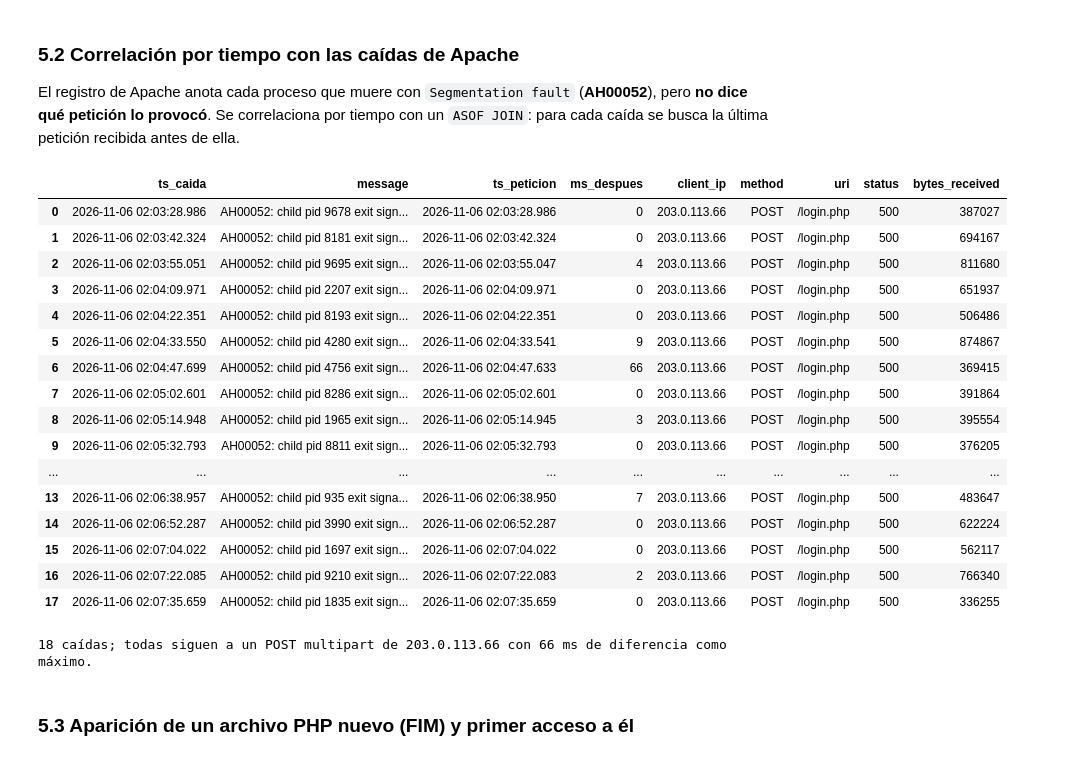
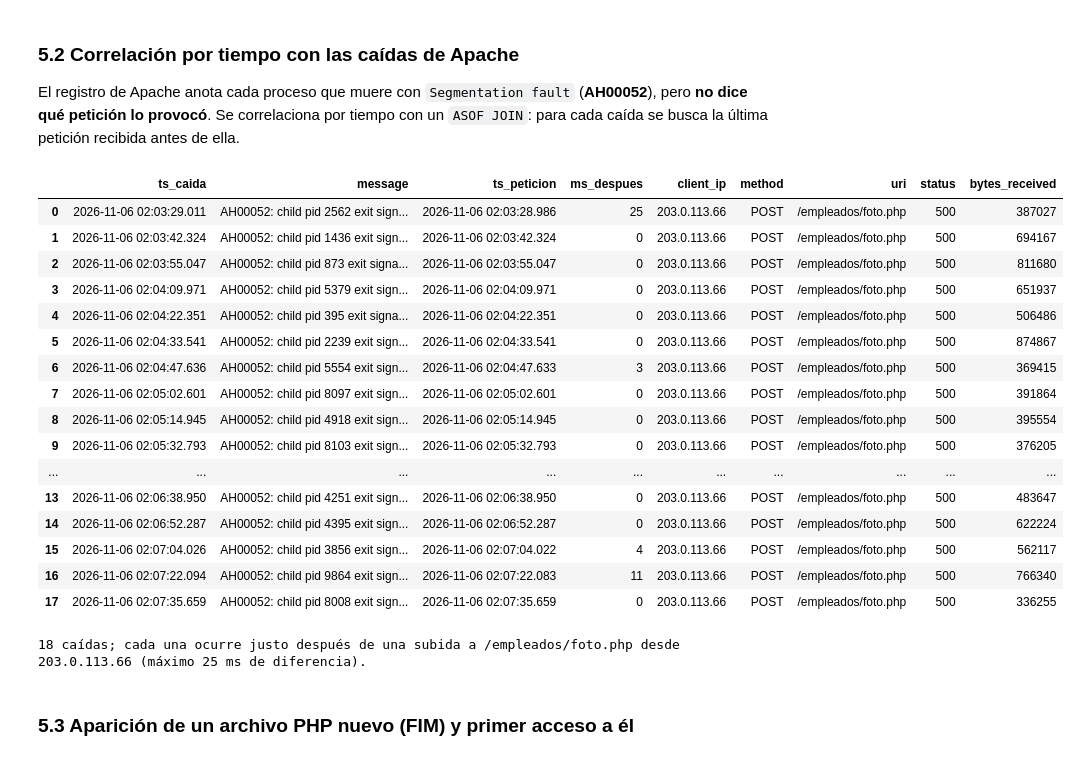
Before and after one commit to JohanYP/techcorp-forense-lab, a Jupyter notebook: analisis/notebooks/analisis_forense.ipynb, the cells around one changed output. Saved outputs shown, nothing was run; the diff lists cells and outputs as text; code cells hidden in the pictures.

```diff
--- a/analisis/notebooks/analisis_forense.ipynb
+++ b/analisis/notebooks/analisis_forense.ipynb
@@ -646,35 +653,36 @@ El registro de Apache anota cada proceso que muere con `Segmentation fault` (**A
 # %%
 caidas = con.sql('''
     WITH c AS (SELECT ts, message FROM app WHERE event = 'child_crash'),
          w AS (SELECT ts AS ts_peticion, client_ip, method, uri, status, bytes_received FROM web)
     SELECT c.ts AS ts_caida, c.message, w.ts_peticion,
            ROUND(epoch(c.ts - w.ts_peticion) * 1000)::INT AS ms_despues,
            w.client_ip, w.method, w.uri, w.status, w.bytes_received
     FROM c ASOF JOIN w ON c.ts >= w.ts_peticion
     ORDER BY c.ts
 ''').df()
 display(caidas)
-print(f"{len(caidas)} caídas; todas siguen a un POST multipart de "
-      f"{', '.join(caidas['client_ip'].unique())} con {caidas['ms_despues'].max()} ms de diferencia como máximo.")
+ips_caidas = ', '.join(caidas['client_ip'].dropna().unique())
+print(f"{len(caidas)} caídas; cada una ocurre justo después de una subida a {caidas['uri'].mode()[0]} "
+      f"desde {ips_caidas} (máximo {caidas['ms_despues'].max()} ms de diferencia).")
 # %% [output]
 |  | ts_caida | message | ts_peticion | ms_despues | client_ip | method | uri | status | bytes_received |
-| 0 | 2026-11-06 02:03:28.986 | AH00052: child pid 9678 exit sign... | 2026-11-06 02:03:28.986 | 0 | 203.0.113.66 | POST | /login.php | 500 | 387027 |
-| 1 | 2026-11-06 02:03:42.324 | AH00052: child pid 8181 exit sign... | 2026-11-06 02:03:42.324 | 0 | 203.0.113.66 | POST | /login.php | 500 | 694167 |
-| 2 | 2026-11-06 02:03:55.051 | AH00052: child pid 9695 exit sign... | 2026-11-06 02:03:55.047 | 4 | 203.0.113.66 | POST | /login.php | 500 | 811680 |
-| 3 | 2026-11-06 02:04:09.971 | AH00052: child pid 2207 exit sign... | 2026-11-06 02:04:09.971 | 0 | 203.0.113.66 | POST | /login.php | 500 | 651937 |
-| 4 | 2026-11-06 02:04:22.351 | AH00052: child pid 8193 exit sign... | 2026-11-06 02:04:22.351 | 0 | 203.0.113.66 | POST | /login.php | 500 | 506486 |
-| 5 | 2026-11-06 02:04:33.550 | AH00052: child pid 4280 exit sign... | 2026-11-06 02:04:33.541 | 9 | 203.0.113.66 | POST | /login.php | 500 | 874867 |
-| 6 | 2026-11-06 02:04:47.699 | AH00052: child pid 4756 exit sign... | 2026-11-06 02:04:47.633 | 66 | 203.0.113.66 | POST | /login.php | 500 | 369415 |
-| 7 | 2026-11-06 02:05:02.601 | AH00052: child pid 8286 exit sign... | 2026-11-06 02:05:02.601 | 0 | 203.0.113.66 | POST | /login.php | 500 | 391864 |
-| 8 | 2026-11-06 02:05:14.948 | AH00052: child pid 1965 exit sign... | 2026-11-06 02:05:14.945 | 3 | 203.0.113.66 | POST | /login.php | 500 | 395554 |
-| 9 | 2026-11-06 02:05:32.793 | AH00052: child pid 8811 exit sign... | 2026-11-06 02:05:32.793 | 0 | 203.0.113.66 | POST | /login.php | 500 | 376205 |
+| 0 | 2026-11-06 02:03:29.011 | AH00052: child pid 2562 exit sign... | 2026-11-06 02:03:28.986 | 25 | 203.0.113.66 | POST | /empleados/foto.php | 500 | 387027 |
+| 1 | 2026-11-06 02:03:42.324 | AH00052: child pid 1436 exit sign... | 2026-11-06 02:03:42.324 | 0 | 203.0.113.66 | POST | /empleados/foto.php | 500 | 694167 |
+| 2 | 2026-11-06 02:03:55.047 | AH00052: child pid 873 exit signa... | 2026-11-06 02:03:55.047 | 0 | 203.0.113.66 | POST | /empleados/foto.php | 500 | 811680 |
+| 3 | 2026-11-06 02:04:09.971 | AH00052: child pid 5379 exit sign... | 2026-11-06 02:04:09.971 | 0 | 203.0.113.66 | POST | /empleados/foto.php | 500 | 651937 |
+| 4 | 2026-11-06 02:04:22.351 | AH00052: child pid 395 exit signa... | 2026-11-06 02:04:22.351 | 0 | 203.0.113.66 | POST | /empleados/foto.php | 500 | 506486 |
+| 5 | 2026-11-06 02:04:33.541 | AH00052: child pid 2239 exit sign... | 2026-11-06 02:04:33.541 | 0 | 203.0.113.66 | POST | /empleados/foto.php | 500 | 874867 |
+| 6 | 2026-11-06 02:04:47.636 | AH00052: child pid 5554 exit sign... | 2026-11-06 02:04:47.633 | 3 | 203.0.113.66 | POST | /empleados/foto.php | 500 | 369415 |
+| 7 | 2026-11-06 02:05:02.601 | AH00052: child pid 8097 exit sign... | 2026-11-06 02:05:02.601 | 0 | 203.0.113.66 | POST | /empleados/foto.php | 500 | 391864 |
+| 8 | 2026-11-06 02:05:14.945 | AH00052: child pid 4918 exit sign... | 2026-11-06 02:05:14.945 | 0 | 203.0.113.66 | POST | /empleados/foto.php | 500 | 395554 |
+| 9 | 2026-11-06 02:05:32.793 | AH00052: child pid 8103 exit sign... | 2026-11-06 02:05:32.793 | 0 | 203.0.113.66 | POST | /empleados/foto.php | 500 | 376205 |
 | ... | ... | ... | ... | ... | ... | ... | ... | ... | ... |
-| 13 | 2026-11-06 02:06:38.957 | AH00052: child pid 935 exit signa... | 2026-11-06 02:06:38.950 | 7 | 203.0.113.66 | POST | /login.php | 500 | 483647 |
-| 14 | 2026-11-06 02:06:52.287 | AH00052: child pid 3990 exit sign... | 2026-11-06 02:06:52.287 | 0 | 203.0.113.66 | POST | /login.php | 500 | 622224 |
-| 15 | 2026-11-06 02:07:04.022 | AH00052: child pid 1697 exit sign... | 2026-11-06 02:07:04.022 | 0 | 203.0.113.66 | POST | /login.php | 500 | 562117 |
-| 16 | 2026-11-06 02:07:22.085 | AH00052: child pid 9210 exit sign... | 2026-11-06 02:07:22.083 | 2 | 203.0.113.66 | POST | /login.php | 500 | 766340 |
-| 17 | 2026-11-06 02:07:35.659 | AH00052: child pid 1835 exit sign... | 2026-11-06 02:07:35.659 | 0 | 203.0.113.66 | POST | /login.php | 500 | 336255 |
+| 13 | 2026-11-06 02:06:38.950 | AH00052: child pid 4251 exit sign... | 2026-11-06 02:06:38.950 | 0 | 203.0.113.66 | POST | /empleados/foto.php | 500 | 483647 |
+| 14 | 2026-11-06 02:06:52.287 | AH00052: child pid 4395 exit sign... | 2026-11-06 02:06:52.287 | 0 | 203.0.113.66 | POST | /empleados/foto.php | 500 | 622224 |
+| 15 | 2026-11-06 02:07:04.026 | AH00052: child pid 3856 exit sign... | 2026-11-06 02:07:04.022 | 4 | 203.0.113.66 | POST | /empleados/foto.php | 500 | 562117 |
+| 16 | 2026-11-06 02:07:22.094 | AH00052: child pid 9864 exit sign... | 2026-11-06 02:07:22.083 | 11 | 203.0.113.66 | POST | /empleados/foto.php | 500 | 766340 |
+| 17 | 2026-11-06 02:07:35.659 | AH00052: child pid 8008 exit sign... | 2026-11-06 02:07:35.659 | 0 | 203.0.113.66 | POST | /empleados/foto.php | 500 | 336255 |
-18 caídas; todas siguen a un POST multipart de 203.0.113.66 con 66 ms de diferencia como máximo.
+18 caídas; cada una ocurre justo después de una subida a /empleados/foto.php desde 203.0.113.66 (máximo 25 ms de diferencia).
 # %% [markdown]
 ### 5.3 Aparición de un archivo PHP nuevo (FIM) y primer acceso a él
 # %%
```
Also changed, not shown: parts of 20 cells of this notebook, 10 other files.
